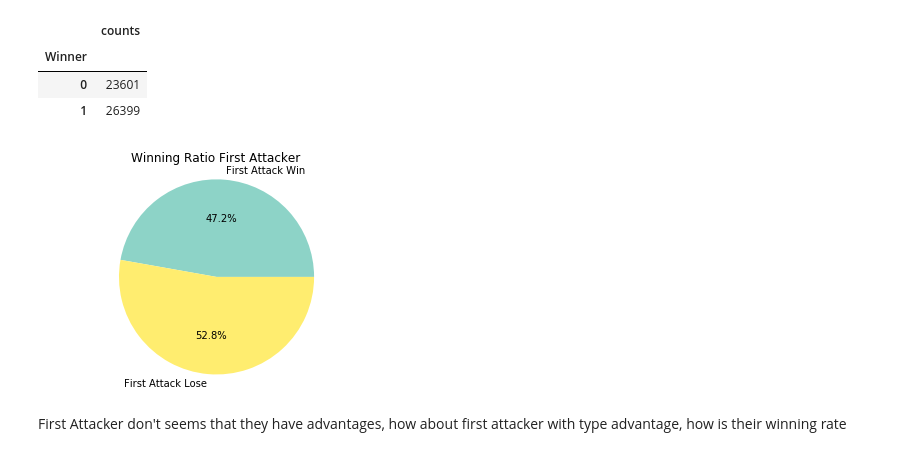
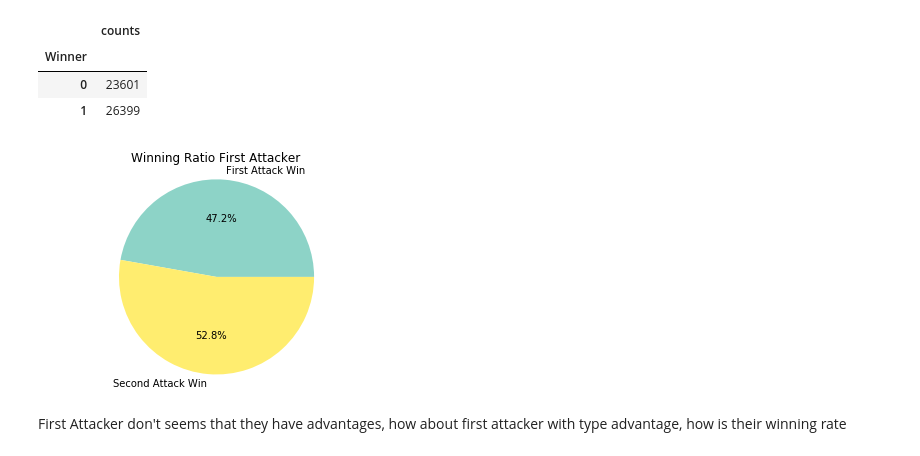
Before and after one commit to gillian850413/COMP4912, a Jupyter notebook: Notebook/Pokemon_Analysis.ipynb, the cells around one changed output. Drawn from its saved outputs; the diff is of its cells as text; code cells hidden in the pictures.

```diff
--- a/Notebook/Pokemon_Analysis.ipynb
+++ b/Notebook/Pokemon_Analysis.ipynb
@@ -758,0 +1025,7 @@ Conclusion: It is hard to group the pokemons with their base stat, since it's mo
+# %%
+train_X25, test_X25, train_y25, test_y25 = train_test_split(X_combat_result, y_combat_result, test_size = 0.25, random_state=10)
+# %%
+for name, clf25 in clf_dict.items():
+    model = clf25.fit(train_X25, train_y25)
+    predict = model.predict(test_X25)
+    print('Accuracy of {}:'.format(name), accuracy_score(predict, test_y25))
@@ -758,0 +1041,5 @@ Conclusion: It is hard to group the pokemons with their base stat, since it's mo
+# %%
+for i in range(clf25.n_features_):
+    result_feature_column = X_combat_result.columns[i]
+    feature_importance = clf25.feature_importances_[i]
+    print('%s: %s' % (result_feature_column, "{:.2%}".format(feature_importance)))
@@ -833,3 +1164,0 @@ type_combats = type_effect(type_combats)
-# %%
-type_combats = type_combats.round(1)
-type_combats.head()
@@ -911,12 +1256,12 @@ fst_attck
 # %%
 colors = plt.cm.Set3(np.linspace(0, 1, 2))
 fig1, ax1 = plt.subplots()
-ax1.pie(fst_attck.loc[fst_attck.index], labels=['First Attack Win', 'First Attack Lose'], colors=colors, autopct='%1.1f%%')
+ax1.pie(fst_attck.loc[fst_attck.index], labels=['First Attack Win', 'Second Attack Win'], colors=colors, autopct='%1.1f%%')
 ax1.axis('equal')
 plt.title("Winning Ratio First Attacker")
 plt.show()
 # %% [output]
-[figure, old version]
+[figure, new version]
 # %% [markdown]
 First Attacker don't seems that they have advantages, how about first attacker with type advantage, how is their winning rate
 # %% [markdown]
```
Also changed, not shown: parts of 139 cells of this notebook.
